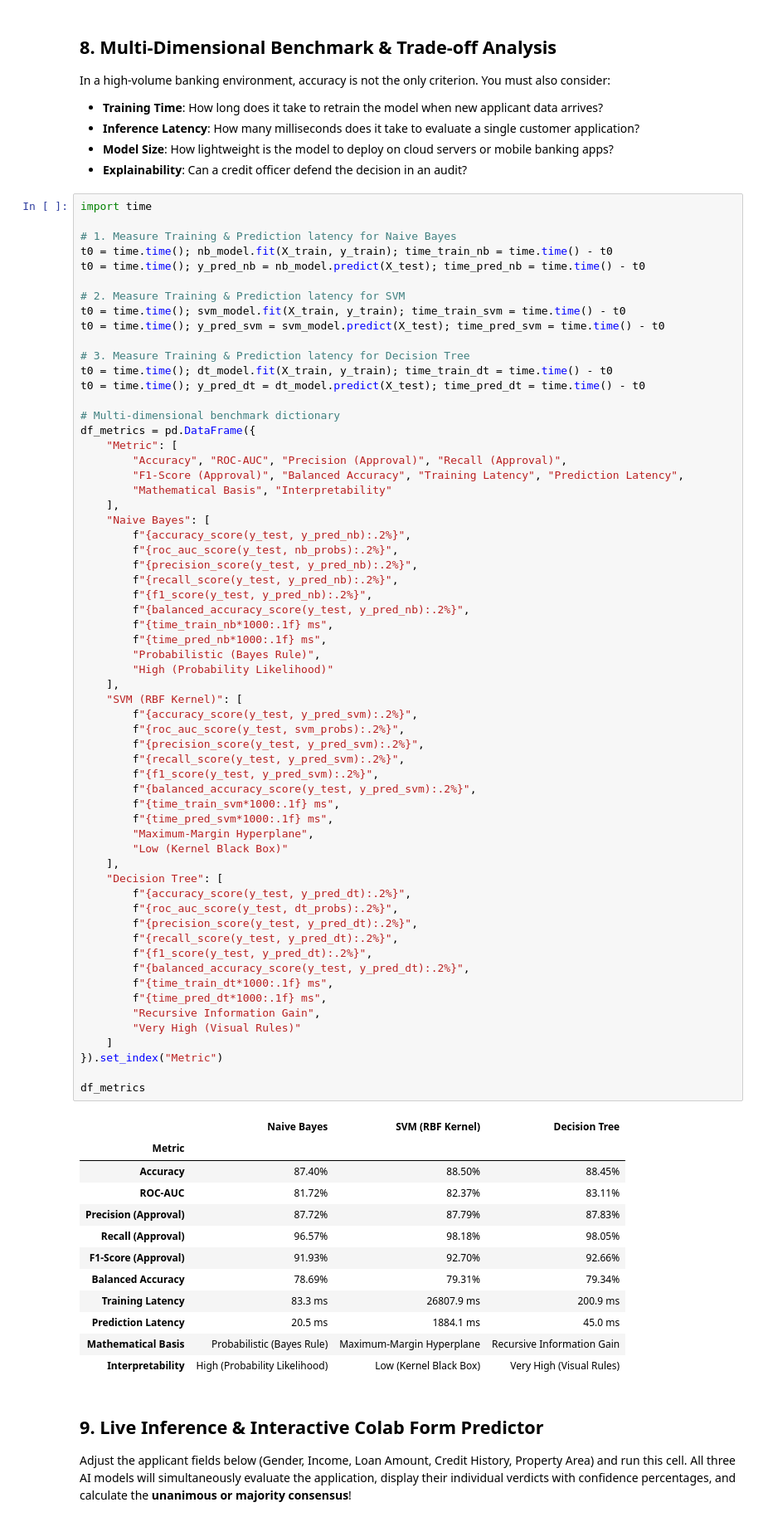
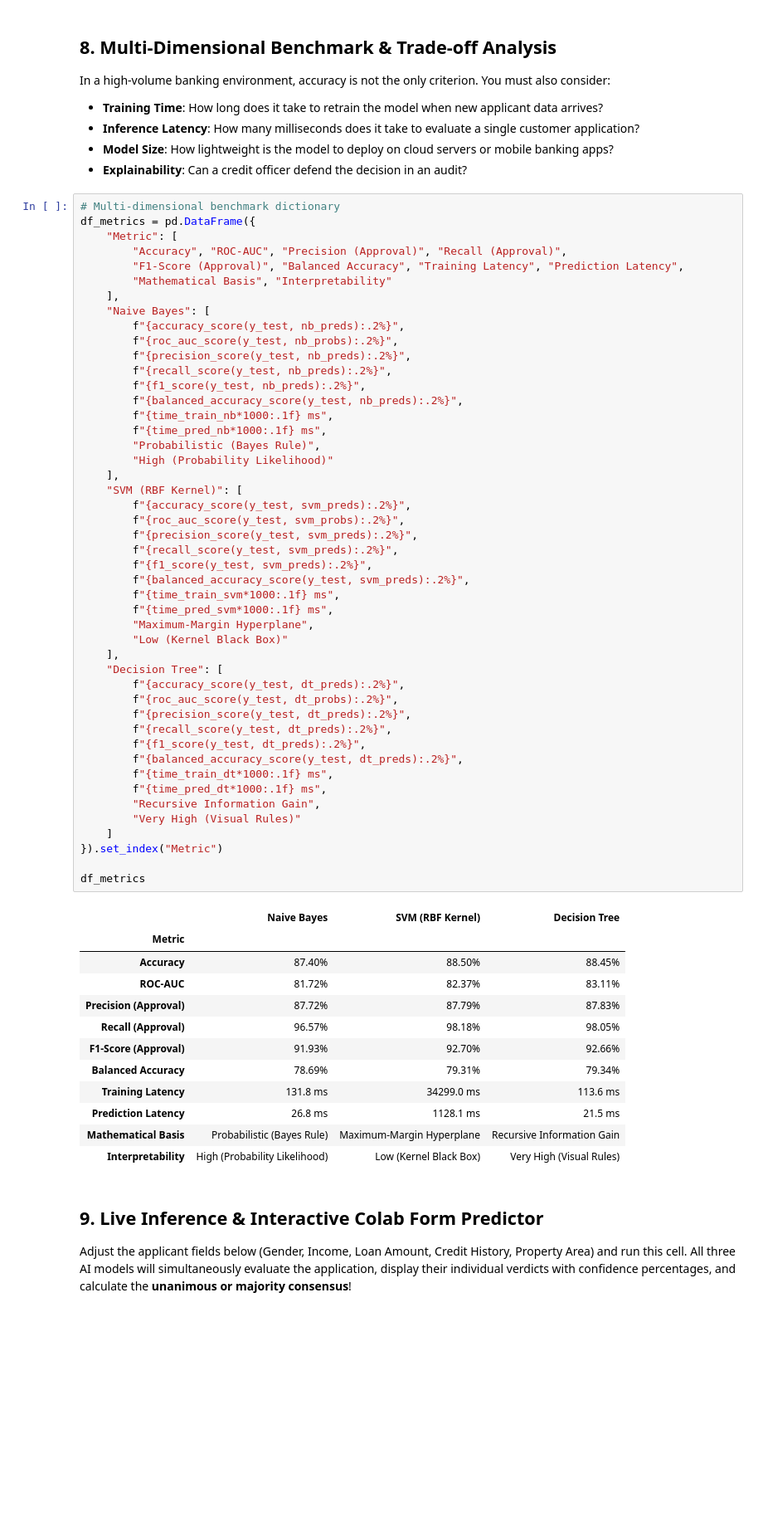
Before and after one commit to Abhijeet0848/loan-approval-prediction, a Jupyter notebook: Loan_Approval_Google_Colab.ipynb, the cells around one changed output. Shown at 83% size. Saved outputs shown, nothing was run; the diff lists cells and outputs as text; blank space fills up the shorter version.

Commit message:
Eliminate redundant imports and duplicate logic across notebook and training scripts

```diff
--- a/Loan_Approval_Google_Colab.ipynb
+++ b/Loan_Approval_Google_Colab.ipynb
@@ -477,20 +485,6 @@ In a high-volume banking environment, accuracy is not the only criterion. You mu
 - **Model Size**: How lightweight is the model to deploy on cloud servers or mobile banking apps?
 - **Explainability**: Can a credit officer defend the decision in an audit?
 # %%
-import time
-
-# 1. Measure Training & Prediction latency for Naive Bayes
-t0 = time.time(); nb_model.fit(X_train, y_train); time_train_nb = time.time() - t0
-t0 = time.time(); y_pred_nb = nb_model.predict(X_test); time_pred_nb = time.time() - t0
-
-# 2. Measure Training & Prediction latency for SVM
-t0 = time.time(); svm_model.fit(X_train, y_train); time_train_svm = time.time() - t0
-t0 = time.time(); y_pred_svm = svm_model.predict(X_test); time_pred_svm = time.time() - t0
-
-# 3. Measure Training & Prediction latency for Decision Tree
-t0 = time.time(); dt_model.fit(X_train, y_train); time_train_dt = time.time() - t0
-t0 = time.time(); y_pred_dt = dt_model.predict(X_test); time_pred_dt = time.time() - t0
-
 # Multi-dimensional benchmark dictionary
 df_metrics = pd.DataFrame({
     "Metric": [
@@ -499,55 +493,55 @@ df_metrics = pd.DataFrame({
         "Mathematical Basis", "Interpretability"
     ],
     "Naive Bayes": [
-        f"{accuracy_score(y_test, y_pred_nb):.2%}",
+        f"{accuracy_score(y_test, nb_preds):.2%}",
         f"{roc_auc_score(y_test, nb_probs):.2%}",
-        f"{precision_score(y_test, y_pred_nb):.2%}",
-        f"{recall_score(y_test, y_pred_nb):.2%}",
-        f"{f1_score(y_test, y_pred_nb):.2%}",
-        f"{balanced_accuracy_score(y_test, y_pred_nb):.2%}",
+        f"{precision_score(y_test, nb_preds):.2%}",
+        f"{recall_score(y_test, nb_preds):.2%}",
+        f"{f1_score(y_test, nb_preds):.2%}",
+        f"{balanced_accuracy_score(y_test, nb_preds):.2%}",
         f"{time_train_nb*1000:.1f} ms",
         f"{time_pred_nb*1000:.1f} ms",
         "Probabilistic (Bayes Rule)",
         "High (Probability Likelihood)"
     ],
     "SVM (RBF Kernel)": [
-        f"{accuracy_score(y_test, y_pred_svm):.2%}",
+        f"{accuracy_score(y_test, svm_preds):.2%}",
         f"{roc_auc_score(y_test, svm_probs):.2%}",
-        f"{precision_score(y_test, y_pred_svm):.2%}",
-        f"{recall_score(y_test, y_pred_svm):.2%}",
-        f"{f1_score(y_test, y_pred_svm):.2%}",
-        f"{balanced_accuracy_score(y_test, y_pred_svm):.2%}",
+        f"{precision_score(y_test, svm_preds):.2%}",
+        f"{recall_score(y_test, svm_preds):.2%}",
+        f"{f1_score(y_test, svm_preds):.2%}",
+        f"{balanced_accuracy_score(y_test, svm_preds):.2%}",
         f"{time_train_svm*1000:.1f} ms",
         f"{time_pred_svm*1000:.1f} ms",
         "Maximum-Margin Hyperplane",
         "Low (Kernel Black Box)"
     ],
     "Decision Tree": [
-        f"{accuracy_score(y_test, y_pred_dt):.2%}",
+        f"{accuracy_score(y_test, dt_preds):.2%}",
         f"{roc_auc_score(y_test, dt_probs):.2%}",
-        f"{precision_score(y_test, y_pred_dt):.2%}",
-        f"{recall_score(y_test, y_pred_dt):.2%}",
-        f"{f1_score(y_test, y_pred_dt):.2%}",
-        f"{balanced_accuracy_score(y_test, y_pred_dt):.2%}",
+        f"{precision_score(y_test, dt_preds):.2%}",
+        f"{recall_score(y_test, dt_preds):.2%}",
+        f"{f1_score(y_test, dt_preds):.2%}",
+        f"{balanced_accuracy_score(y_test, dt_preds):.2%}",
         f"{time_train_dt*1000:.1f} ms",
         f"{time_pred_dt*1000:.1f} ms",
         "Recursive Information Gain",
         "Very High (Visual Rules)"
     ]
 }).set_index("Metric")
 
 df_metrics
 # %% [output]
 |  | Naive Bayes | SVM (RBF Kernel) | Decision Tree |
 | Metric |  |  |  |
 | Accuracy | 87.40% | 88.50% | 88.45% |
 | ROC-AUC | 81.72% | 82.37% | 83.11% |
 | Precision (Approval) | 87.72% | 87.79% | 87.83% |
 | Recall (Approval) | 96.57% | 98.18% | 98.05% |
 | F1-Score (Approval) | 91.93% | 92.70% | 92.66% |
 | Balanced Accuracy | 78.69% | 79.31% | 79.34% |
-| Training Latency | 83.3 ms | 26807.9 ms | 200.9 ms |
-| Prediction Latency | 20.5 ms | 1884.1 ms | 45.0 ms |
+| Training Latency | 131.8 ms | 34299.0 ms | 113.6 ms |
+| Prediction Latency | 26.8 ms | 1128.1 ms | 21.5 ms |
 | Mathematical Basis | Probabilistic (Bayes Rule) | Maximum-Margin Hyperplane | Recursive Information Gain |
 | Interpretability | High (Probability Likelihood) | Low (Kernel Black Box) | Very High (Visual Rules) |
 # %% [markdown]
```
Also changed, not shown: parts of 6 cells of this notebook, 2 other files.
